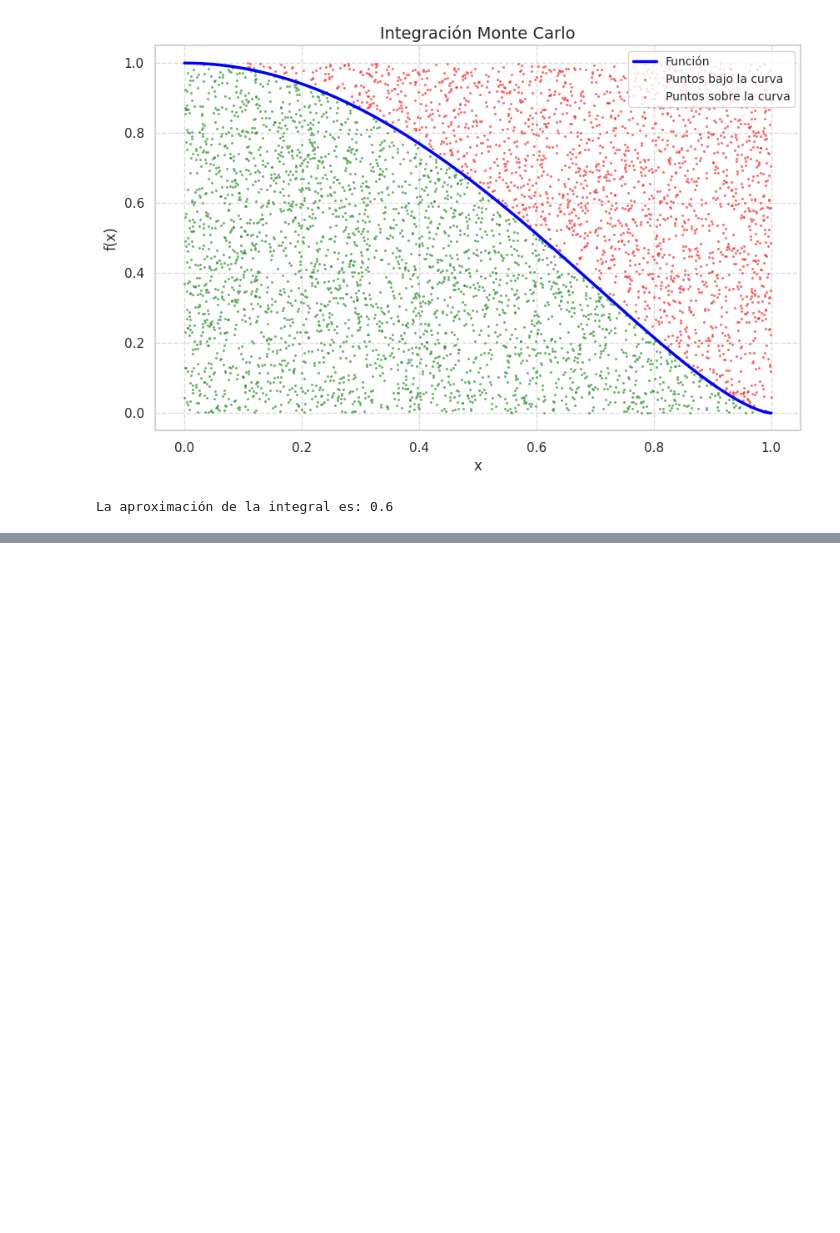
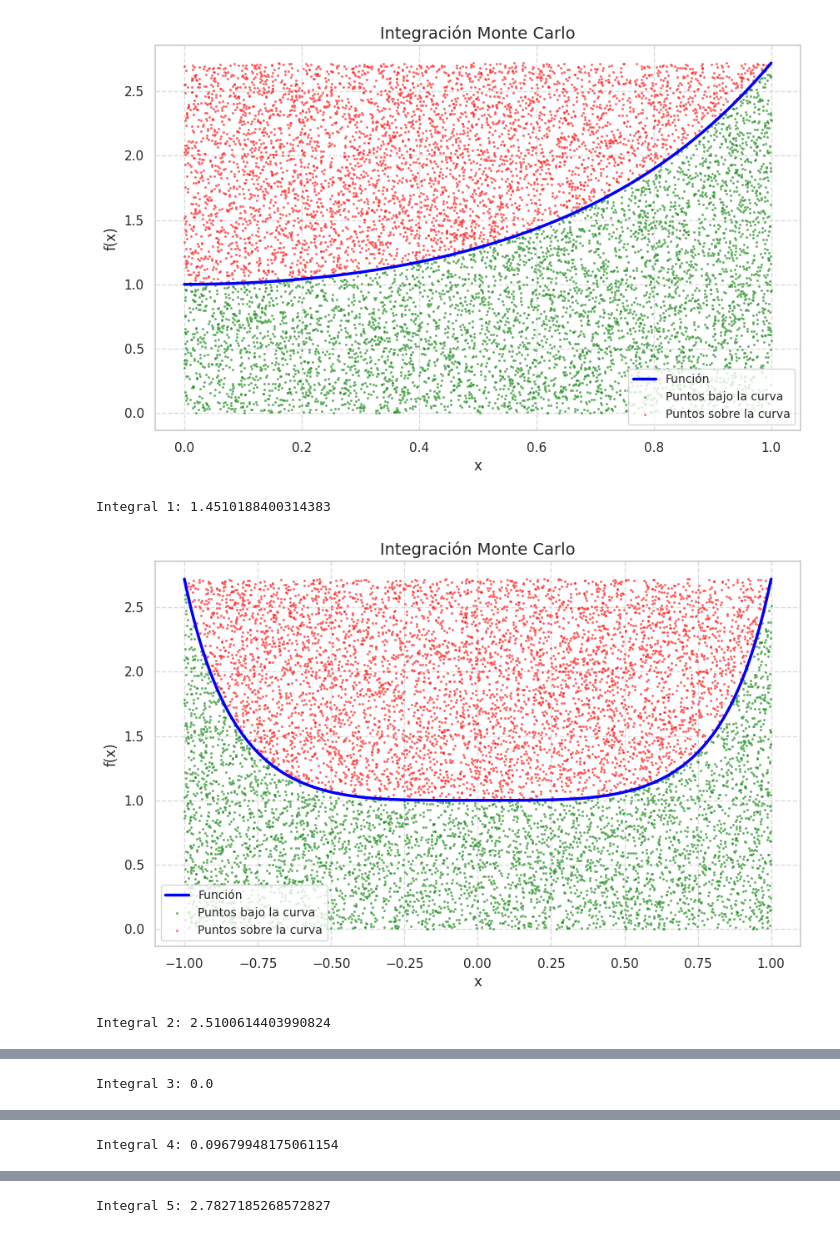
Before and after one commit to LeonDavisCoropuna/Fisica_Computacional_Laboratorios, a Jupyter notebook: Laboratorio 7 - Monte Carlo/main.ipynb, the cells around one changed output, grey strips where cells are left out. Cells and saved outputs as stored; diff of their text form; code cells hidden in the pictures; blank space fills up the shorter version.

```diff
--- a/Laboratorio 7 - Monte Carlo/main.ipynb
+++ b/Laboratorio 7 - Monte Carlo/main.ipynb
@@ -46,19 +46,49 @@ def monte_carlo_integration(func, a, b, num_points=10000, visualize=False):
         plt.show()
 
     return integral
-
-# Definir la función a integrar
-def function_to_integrate(x):
-    return (1-x**2)**(3/2)
-
-# Parámetros de la integral
-a = 0  # Límite inferior
-b = 1  # Límite superior
-num_points = 5000  # Número de puntos aleatorios
-
-# Calcular la integral con visualización
-result = monte_carlo_integration(function_to_integrate, a, b, num_points, visualize=True)
-print(f"La aproximación de la integral es: {result}")
-# %% [output]
-[figure, removed]
-La aproximación de la integral es: 0.6
+# %%
+# Definir las funciones a integrar
+def func1(x):
+    return np.exp(x**2)
+
+def func2(x):
+    return np.exp(x**4)
+
+def func3(x):
+    return (1 - np.exp(x**2))**0.5
+
+def func4(x):
+    return x * (1 + np.exp(x**2))**-2
+
+def func5(x):
+    return np.exp(x + x**2)
+
+def func6(x):
+    return np.exp(-x)
+
+def func7(x):
+    return (1 - x**2)**(3/2)
+
+# Calcular las integrales
+integrals = [
+    (func1, 0, 1),
+    (func2, -1, 1),
+    (func3, 0, 1),
+    (func4, 0, np.inf),
+    (func5, 0, 1),
+    (func6, 0, np.inf),
+    (func7, 0, 1)
+]
+# %%
+# Ejecutar y mostrar resultados
+for i, (func, a, b) in enumerate(integrals, start=1):
+    if b == np.inf:
+        # En caso de infinito, se usa un rango suficientemente grande para la simulación
+        b = 10
+    result = monte_carlo_integration(func, a, b, num_points=10000, visualize=True)
+    print(f"Integral {i}: {result}")
+# %% [output]
+[figure, added]
+Integral 1: 1.4510188400314383
+[figure, added]
+Integral 2: 2.5100614403990824
@@ -64,0 +96 @@ La aproximación de la integral es: 0.6
+Integral 3: 0.0
@@ -64,0 +98 @@ La aproximación de la integral es: 0.6
+Integral 4: 0.09679948175061154
@@ -64,0 +100 @@ La aproximación de la integral es: 0.6
+Integral 5: 2.7827185268572827
```
Also changed, not shown: parts of 1 cell of this notebook.
